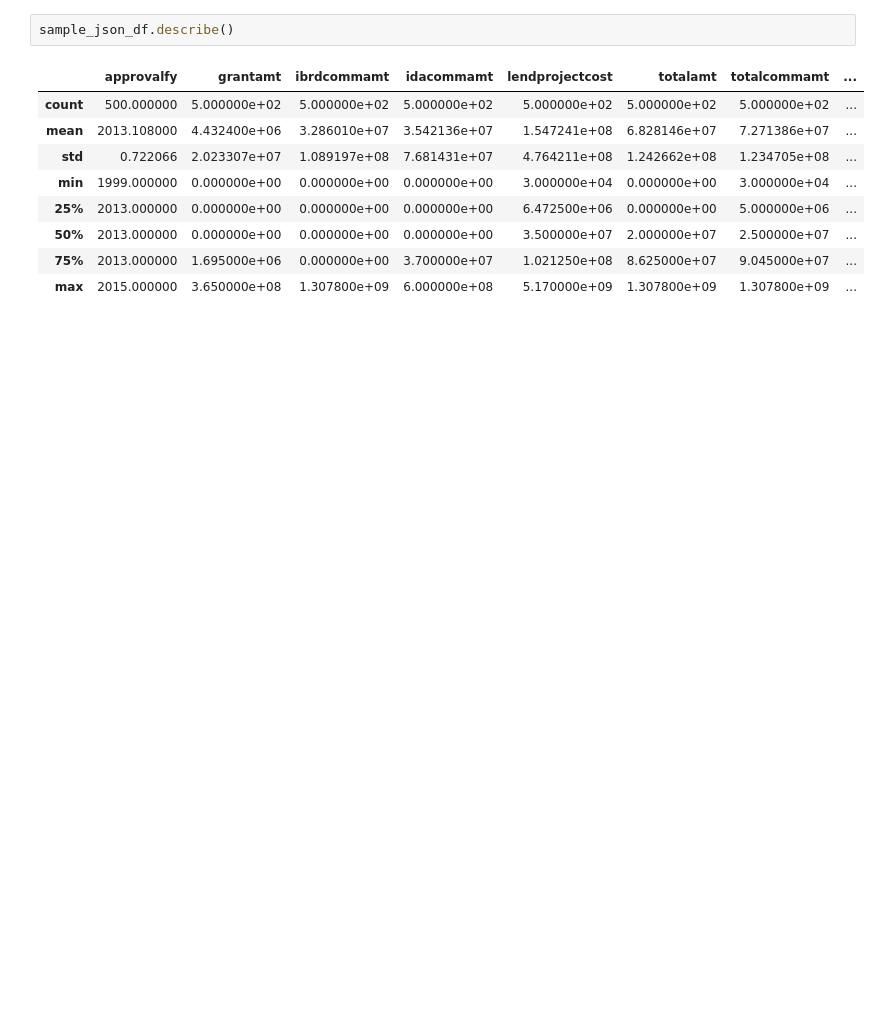
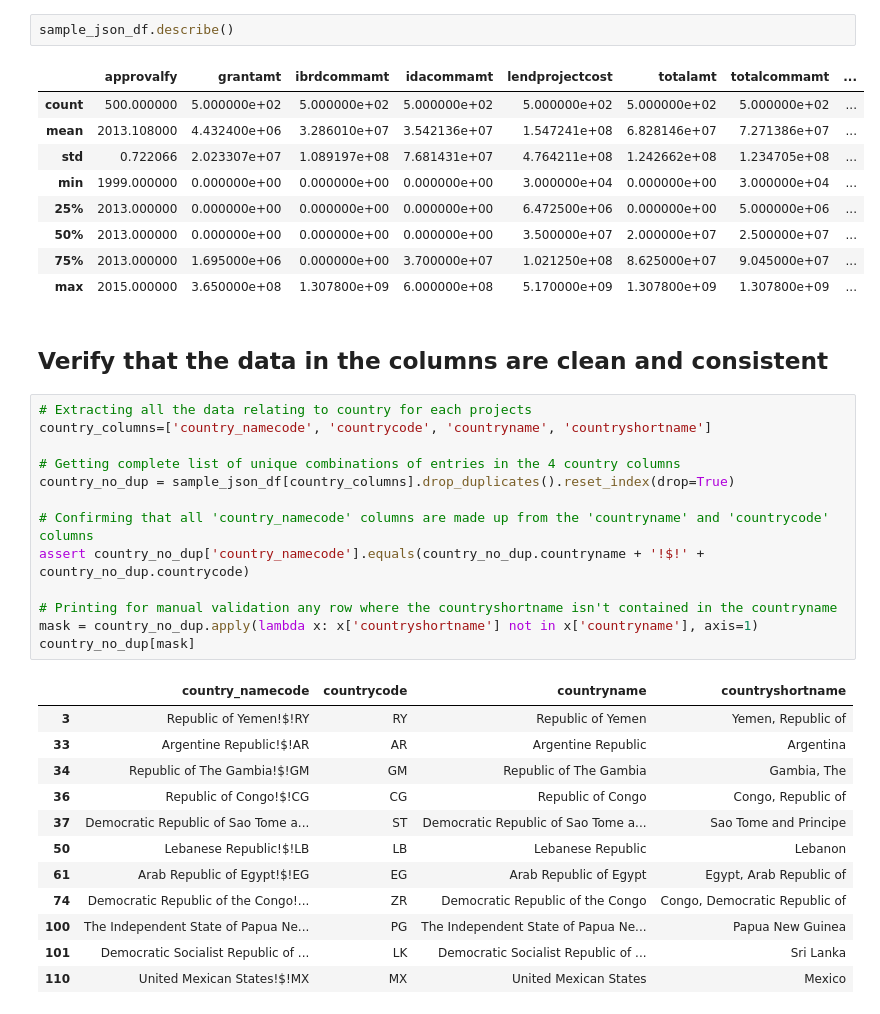
Before and after one commit to ChetanaYogeesh-zz/Springboard, a Jupyter notebook: data_wrangling_json/world_bank_projects_JSON_mini_project.ipynb, the cells around one changed output. Drawn from its saved outputs; the diff is of its cells as text; blank space fills up the shorter version.

Commit message:
Lambdas, maps, corrections

```diff
--- a/data_wrangling_json/world_bank_projects_JSON_mini_project.ipynb
+++ b/data_wrangling_json/world_bank_projects_JSON_mini_project.ipynb
@@ -164,3 +164,31 @@ sample_json_df.describe()
 | 50% | 2013.000000 | 0.000000e+00 | 0.000000e+00 | 0.000000e+00 | 3.500000e+07 | 2.000000e+07 | 2.500000e+07 | ... |
 | 75% | 2013.000000 | 1.695000e+06 | 0.000000e+00 | 3.700000e+07 | 1.021250e+08 | 8.625000e+07 | 9.045000e+07 | ... |
 | max | 2015.000000 | 3.650000e+08 | 1.307800e+09 | 6.000000e+08 | 5.170000e+09 | 1.307800e+09 | 1.307800e+09 | ... |
+# %% [markdown]
+## Verify that the data in the columns are clean and consistent
+# %%
+# Extracting all the data relating to country for each projects
+country_columns=['country_namecode', 'countrycode', 'countryname', 'countryshortname']
+
+# Getting complete list of unique combinations of entries in the 4 country columns
+country_no_dup = sample_json_df[country_columns].drop_duplicates().reset_index(drop=True)
+
+# Confirming that all 'country_namecode' columns are made up from the 'countryname' and 'countrycode' columns
+assert country_no_dup['country_namecode'].equals(country_no_dup.countryname + '!$!' + country_no_dup.countrycode)
+
+# Printing for manual validation any row where the countryshortname isn't contained in the countryname
+mask = country_no_dup.apply(lambda x: x['countryshortname'] not in x['countryname'], axis=1)
+country_no_dup[mask]
+# %% [output]
+|  | country_namecode | countrycode | countryname | countryshortname |
+| 3 | Republic of Yemen!$!RY | RY | Republic of Yemen | Yemen, Republic of |
+| 33 | Argentine Republic!$!AR | AR | Argentine Republic | Argentina |
+| 34 | Republic of The Gambia!$!GM | GM | Republic of The Gambia | Gambia, The |
+| 36 | Republic of Congo!$!CG | CG | Republic of Congo | Congo, Republic of |
+| 37 | Democratic Republic of Sao Tome a... | ST | Democratic Republic of Sao Tome a... | Sao Tome and Principe |
+| 50 | Lebanese Republic!$!LB | LB | Lebanese Republic | Lebanon |
+| 61 | Arab Republic of Egypt!$!EG | EG | Arab Republic of Egypt | Egypt, Arab Republic of |
+| 74 | Democratic Republic of the Congo!... | ZR | Democratic Republic of the Congo | Congo, Democratic Republic of |
+| 100 | The Independent State of Papua Ne... | PG | The Independent State of Papua Ne... | Papua New Guinea |
+| 101 | Democratic Socialist Republic of ... | LK | Democratic Socialist Republic of ... | Sri Lanka |
+| 110 | United Mexican States!$!MX | MX | United Mexican States | Mexico |
```
Also changed, not shown: parts of 16 cells of this notebook, 1 other file.
